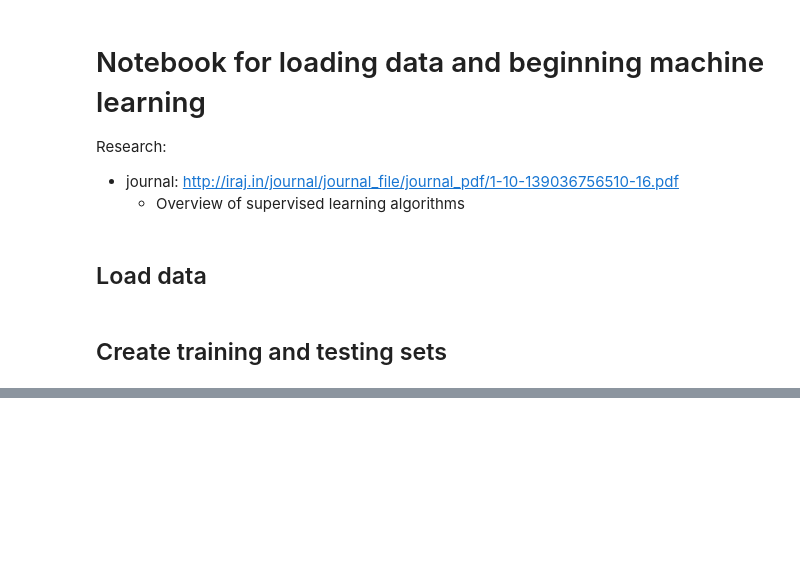
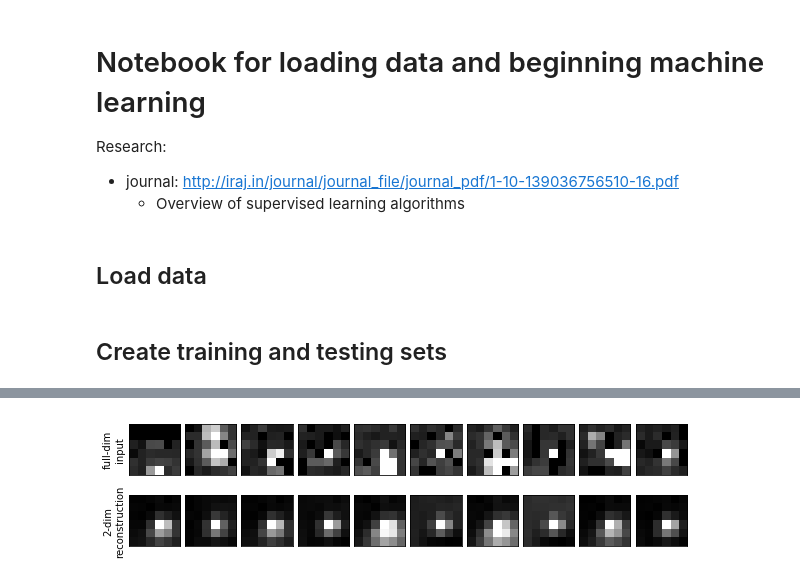
Before and after one commit to charlievweiss/astrostats_finalproject, a Jupyter notebook: data_analysis.ipynb, the cells around one changed output, grey strips where cells are left out. Cells and saved outputs as stored; diff of their text form; code cells hidden in the pictures; blank space fills up the shorter version.

```diff
--- a/data_analysis.ipynb
+++ b/data_analysis.ipynb
@@ -123,0 +137,13 @@ print(test)
+# %%
+# Plot comparison between some original and reconstructions
+fig, ax = plt.subplots(2, 10, figsize=(10, 2.5),
+                       subplot_kw={'xticks':[], 'yticks':[]},
+                       gridspec_kw=dict(hspace=0.1, wspace=0.1))
+for i in range(10):
+    ax[0, i].imshow(training_images[i], cmap='binary_r')
+    ax[1, i].imshow(images_projected[i].reshape(6,6), cmap='binary_r')
+
+ax[0, 0].set_ylabel('full-dim\ninput')
+ax[1, 0].set_ylabel('2-dim\nreconstruction');
+# %% [output]
+[figure, added]
```
Also changed, not shown: parts of 11 cells of this notebook.
